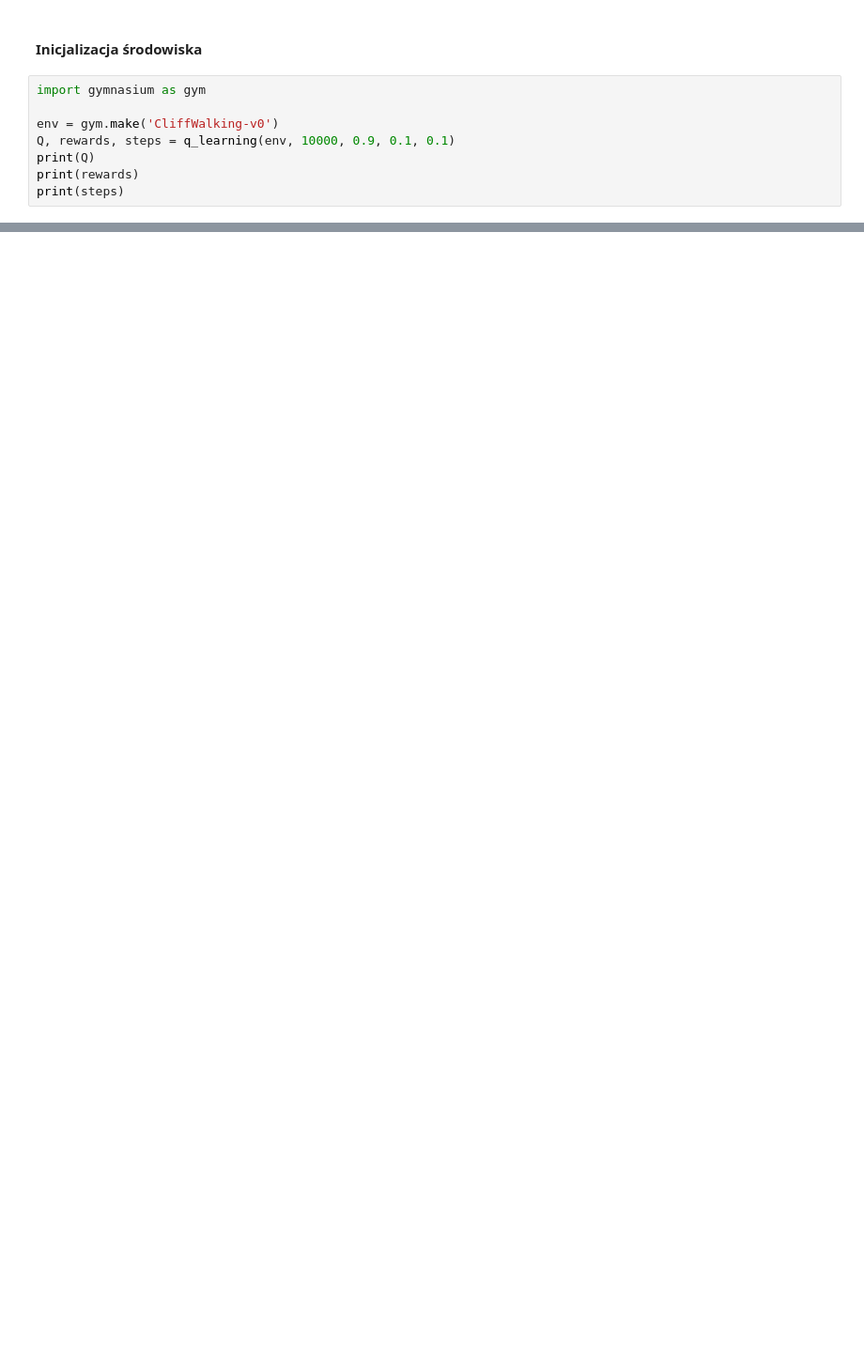
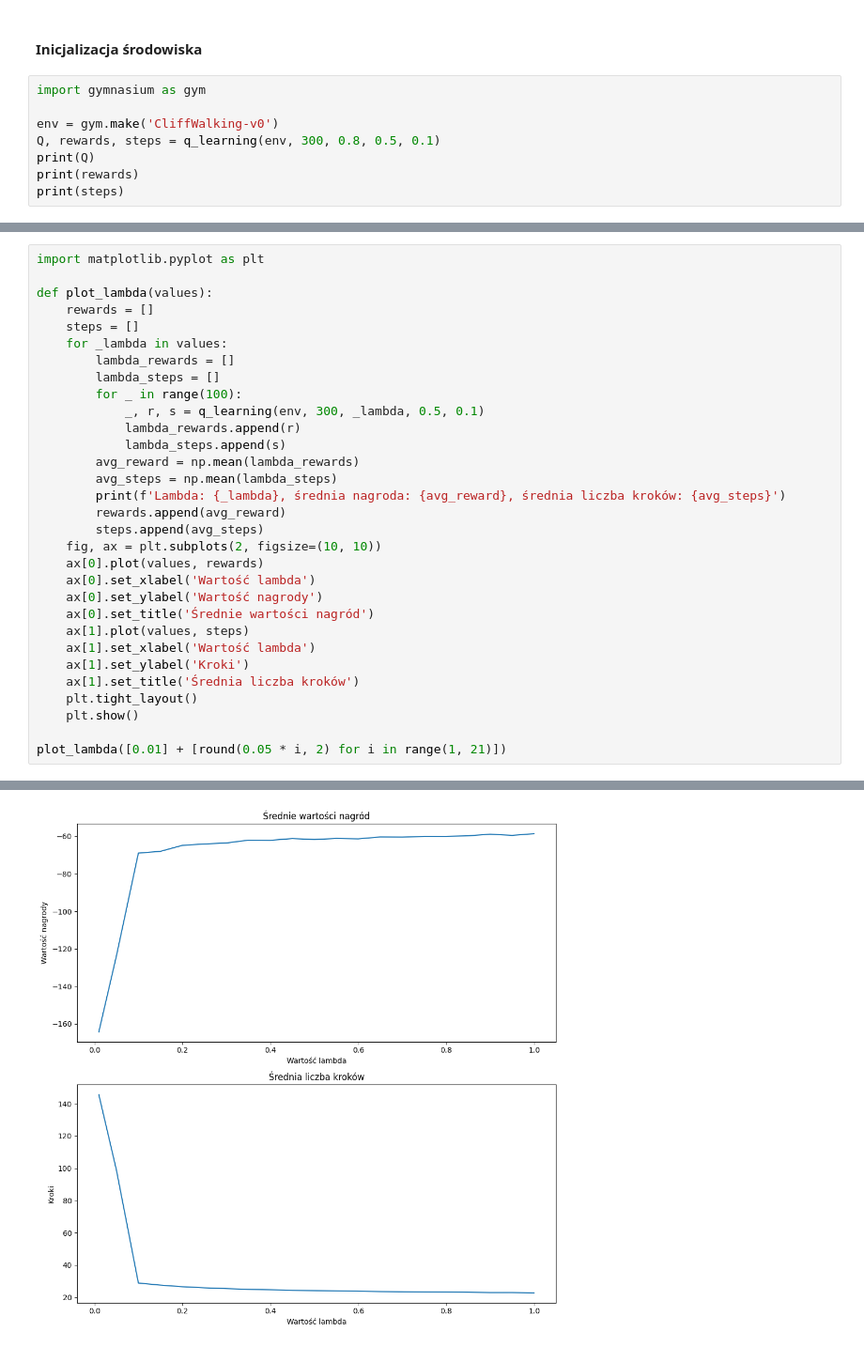
Before and after one commit to maksnowak/cliff-walking, a Jupyter notebook: task5.ipynb, the cells around one changed output, grey strips where cells are left out. Shown at 94% size. Drawn from its saved outputs; the diff is of its cells as text; blank space fills up the shorter version.

Commit message:
Add graphs

```diff
--- a/task5.ipynb
+++ b/task5.ipynb
@@ -57,7 +58,7 @@ def q_learning(env, episodes, _lambda, beta, epsilon):
 import gymnasium as gym
 
 env = gym.make('CliffWalking-v0')
-Q, rewards, steps = q_learning(env, 10000, 0.9, 0.1, 0.1)
+Q, rewards, steps = q_learning(env, 300, 0.8, 0.5, 0.1)
 print(Q)
 print(rewards)
 print(steps)
@@ -81,0 +87,32 @@ print(steps)
+# %%
+import matplotlib.pyplot as plt
+
+def plot_lambda(values):
+    rewards = []
+    steps = []
+    for _lambda in values:
+        lambda_rewards = []
+        lambda_steps = []
+        for _ in range(100):
+            _, r, s = q_learning(env, 300, _lambda, 0.5, 0.1)
+            lambda_rewards.append(r)
+            lambda_steps.append(s)
+        avg_reward = np.mean(lambda_rewards)
+        avg_steps = np.mean(lambda_steps)
+        print(f'Lambda: {_lambda}, średnia nagroda: {avg_reward}, średnia liczba kroków: {avg_steps}')
+        rewards.append(avg_reward)
+        steps.append(avg_steps)
+    fig, ax = plt.subplots(2, figsize=(10, 10))
+    ax[0].plot(values, rewards)
+    ax[0].set_xlabel('Wartość lambda')
+    ax[0].set_ylabel('Wartość nagrody')
+    ax[0].set_title('Średnie wartości nagród')
+    ax[1].plot(values, steps)
+    ax[1].set_xlabel('Wartość lambda')
+    ax[1].set_ylabel('Kroki')
+    ax[1].set_title('Średnia liczba kroków')
+    plt.tight_layout()
+    plt.show()
+
+plot_lambda([0.01] + [round(0.05 * i, 2) for i in range(1, 21)])
+# %% [output]
@@ -81,0 +136 @@ print(steps)
+[figure, added]
```
Also changed, not shown: parts of 7 cells of this notebook.
